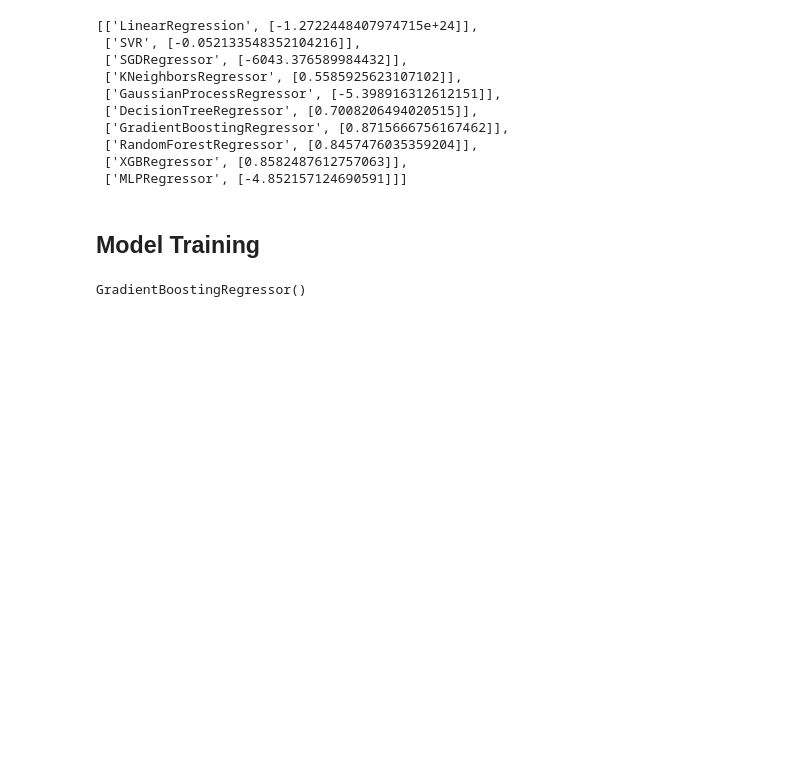
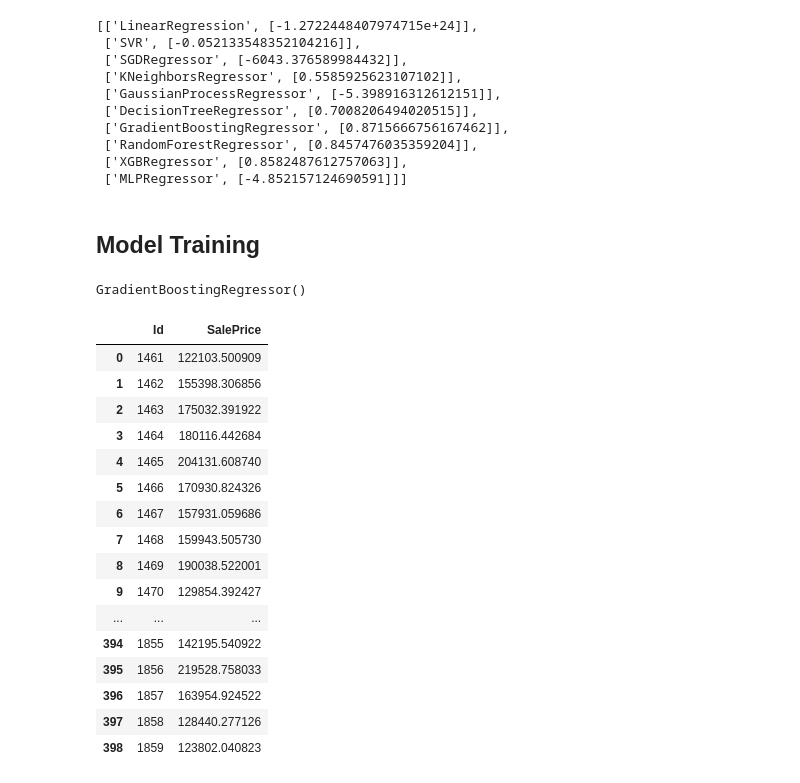
Before and after one commit to surajpoddar-ml/House-price--predictor, a Jupyter notebook: Machine L/src/main.ipynb, the cells around one changed output. Cells and saved outputs as stored; diff of their text form; code cells hidden in the pictures; blank space fills up the shorter version.

Commit message:
Generate model predictions on test set

```diff
--- a/Machine L/src/main.ipynb
+++ b/Machine L/src/main.ipynb
@@ -931,3 +931,27 @@ models_score
 gbr.fit(X_train,y_train)
 # %% [output]
 GradientBoostingRegressor()
+# %%
+y_pred=gbr.predict(X_test)
+# %%
+# y_pred # is a numpy array hence we gonna convert it into dataframe
+y_pred=pd.concat([df_test['Id'],pd.DataFrame(y_pred,columns=['SalePrice'])],axis=1)
+y_pred
+# %% [output]
+|  | Id | SalePrice |
+| 0 | 1461 | 122103.500909 |
+| 1 | 1462 | 155398.306856 |
+| 2 | 1463 | 175032.391922 |
+| 3 | 1464 | 180116.442684 |
+| 4 | 1465 | 204131.608740 |
+| 5 | 1466 | 170930.824326 |
+| 6 | 1467 | 157931.059686 |
+| 7 | 1468 | 159943.505730 |
+| 8 | 1469 | 190038.522001 |
+| 9 | 1470 | 129854.392427 |
+| ... | ... | ... |
+| 394 | 1855 | 142195.540922 |
+| 395 | 1856 | 219528.758033 |
+| 396 | 1857 | 163954.924522 |
+| 397 | 1858 | 128440.277126 |
+| 398 | 1859 | 123802.040823 |
```
